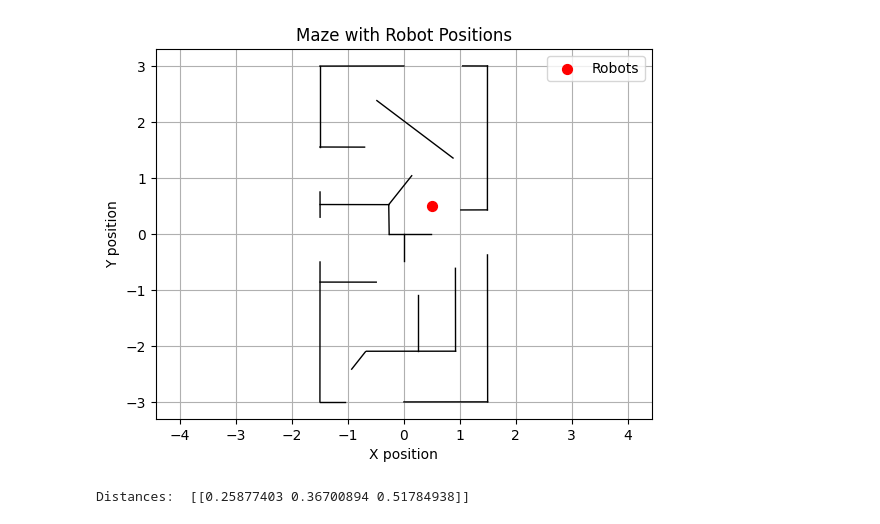
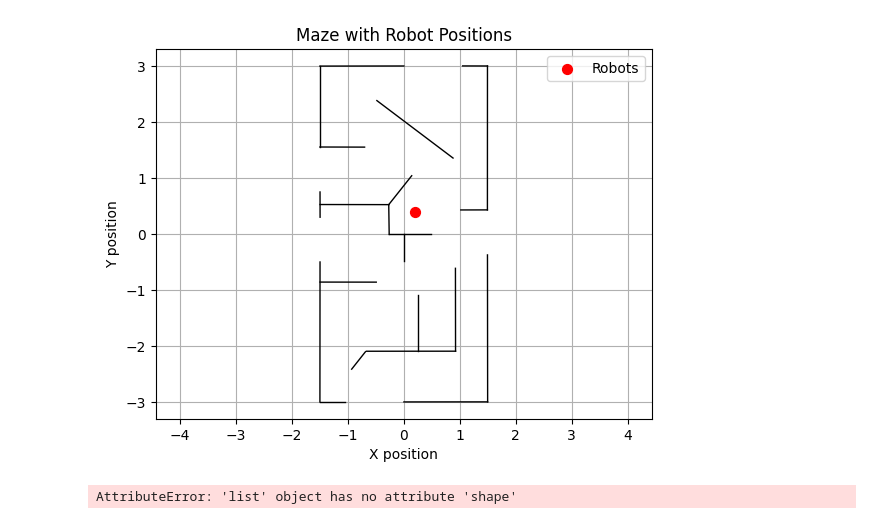
Before and after one commit to federock02/EPFL-SafeRLMazeEscaping, a Jupyter notebook: source/isaaclab_tasks/isaaclab_tasks/direct/jetbot/try_maze.ipynb, the cells around one changed output. Cells and saved outputs as stored; diff of their text form; code cells hidden in the pictures.

```diff
--- a/source/isaaclab_tasks/isaaclab_tasks/direct/jetbot/try_maze.ipynb
+++ b/source/isaaclab_tasks/isaaclab_tasks/direct/jetbot/try_maze.ipynb
@@ -172,21 +196,33 @@ class Maze:
             new_end = [end[0] + dx * percent, end[1] + dy * percent]
             new_walls.append({"start": new_start, "end": new_end})
         self.walls = new_walls  # Update the maze with the moved walls
+# %%
+def compute_cost(
+    cost_obstacle: float,
+    min_dist: float,
+    dist_to_obs: np.ndarray,
+):
+    cost_obstacles = np.where(dist_to_obs <= min_dist, cost_obstacle*(1 - dist_to_obs/min_dist), 0.0).sum(axis=1)
+    return cost_obstacles
 # %%
 maze = Maze("/home/federico/isaaclab/IsaacLab/source/isaaclab_tasks/isaaclab_tasks/direct/jetbot/maze_cfg.yaml")
 
 # Define some robot positions
-robot_positions = [(0.5, 0.5)]
+robot_positions = [(0.2, 0.4)]
 
 maze.spawn_maze()
 
 # Plot the maze with robots
 maze.plot_maze(robot_positions)
 
 # Compute distances from the robots to walls
-distances = maze.check_collision(robot_positions)
+distances, ang = maze.check_collision_ang_np(robot_positions, np.array([0.0]))
+
+cost = compute_cost(1.0, 0.1 + 0.12/2, distances)
 
 print("Distances: ", distances)
+print("Cost: ", cost)
+print("Min dist: ", 0.1 + 0.12/2)
 # %% [output]
-[figure, old version]
+[figure, new version]
-Distances:  [[0.25877403 0.36700894 0.51784938]]
+AttributeError: 'list' object has no attribute 'shape'
```
Also changed, not shown: parts of 4 cells of this notebook, 7 other files.
